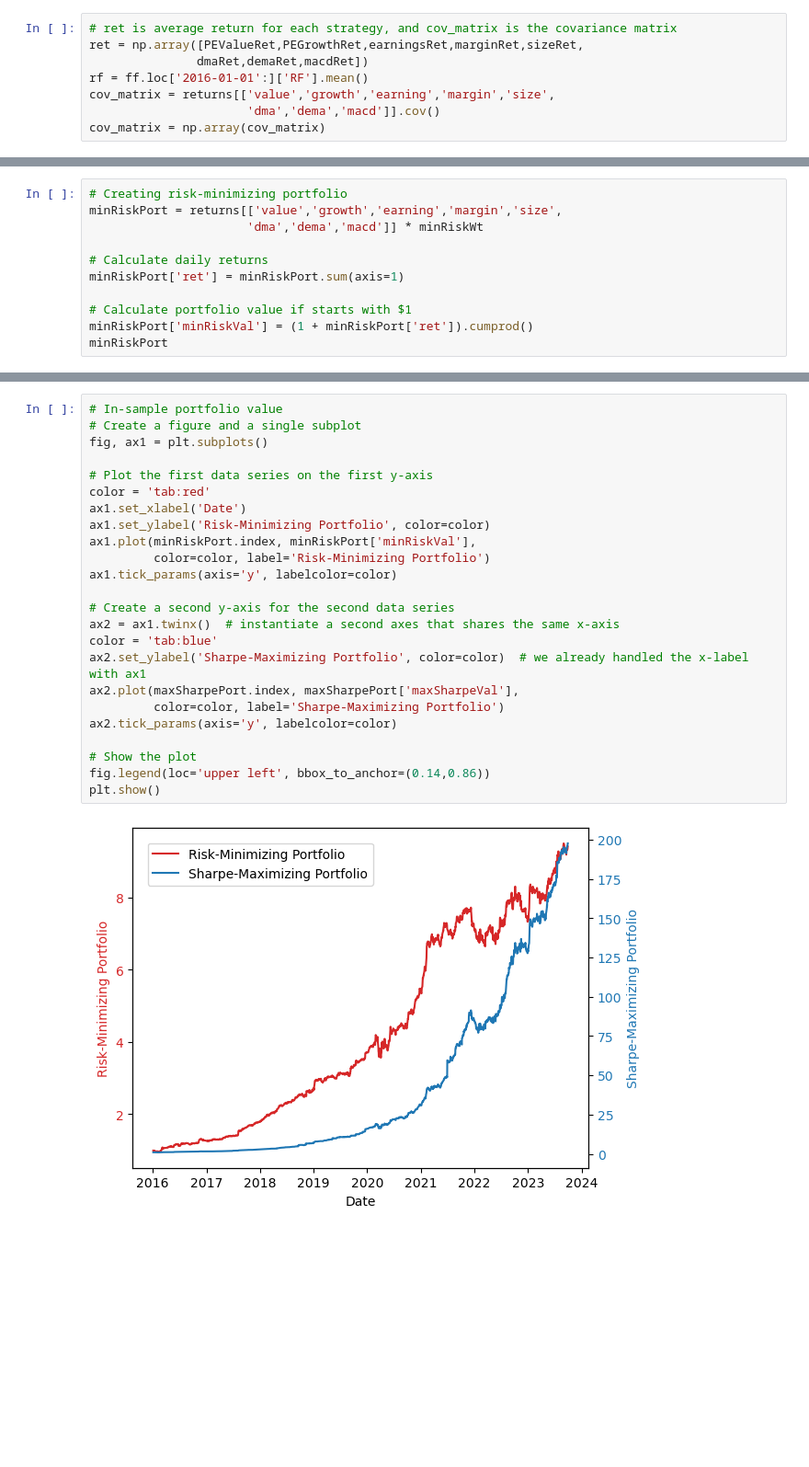
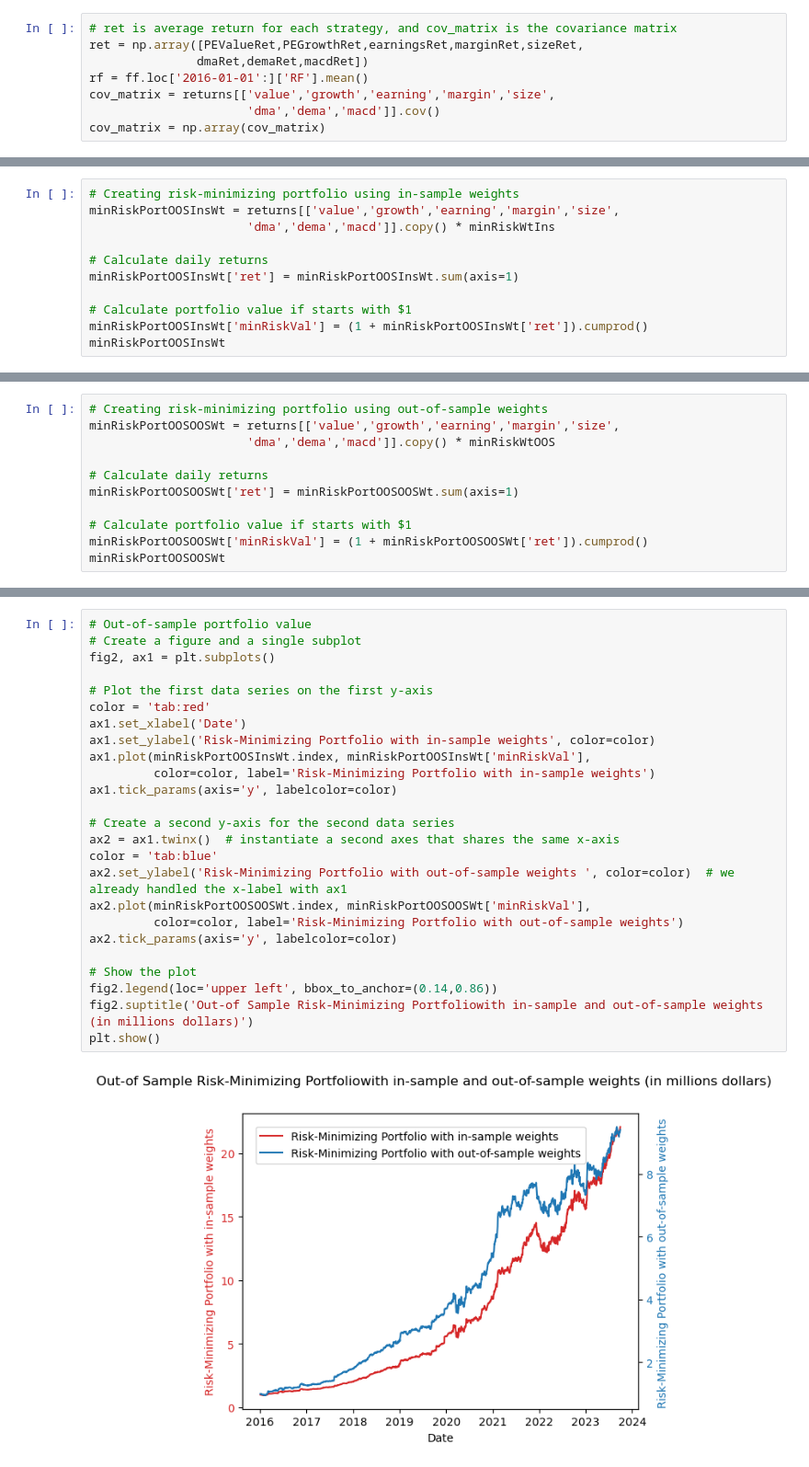
Before and after one commit to YuD27/A-Combination-of-Fundamental-and-Technical-Trading-Strategy, a Jupyter notebook: EE590.ipynb, the cells around one changed output, grey strips where cells are left out. Shown at 92% size. Saved outputs shown, nothing was run; the diff lists cells and outputs as text; blank space fills up the shorter version.

```diff
--- a/EE590.ipynb
+++ b/EE590.ipynb
@@ -1213,14 +1263,14 @@ minRiskWt
 # %%
-# Creating risk-minimizing portfolio
-minRiskPort = returns[['value','growth','earning','margin','size',
-                      'dma','dema','macd']] * minRiskWt
+# Creating risk-minimizing portfolio using in-sample weights
+minRiskPortOOSInsWt = returns[['value','growth','earning','margin','size',
+                      'dma','dema','macd']].copy() * minRiskWtIns
 
 # Calculate daily returns
-minRiskPort['ret'] = minRiskPort.sum(axis=1)
+minRiskPortOOSInsWt['ret'] = minRiskPortOOSInsWt.sum(axis=1)
 
 # Calculate portfolio value if starts with $1
-minRiskPort['minRiskVal'] = (1 + minRiskPort['ret']).cumprod()
-minRiskPort
+minRiskPortOOSInsWt['minRiskVal'] = (1 + minRiskPortOOSInsWt['ret']).cumprod()
+minRiskPortOOSInsWt
 # %% [output]
 |  | value | growth | earning | margin | size | dma | dema | macd | ret | minRiskVal |
 | DATE |  |  |  |  |  |  |  |  |  |  |
@@ -1238,0 +1297,11 @@ minRiskPort
+# %%
+# Creating risk-minimizing portfolio using out-of-sample weights
+minRiskPortOOSOOSWt = returns[['value','growth','earning','margin','size',
+                      'dma','dema','macd']].copy() * minRiskWtOOS
+
+# Calculate daily returns
+minRiskPortOOSOOSWt['ret'] = minRiskPortOOSOOSWt.sum(axis=1)
+
+# Calculate portfolio value if starts with $1
+minRiskPortOOSOOSWt['minRiskVal'] = (1 + minRiskPortOOSOOSWt['ret']).cumprod()
+minRiskPortOOSOOSWt
@@ -1265,26 +1383,27 @@ maxSharpePort
 # %%
-# In-sample portfolio value
+# Out-of-sample portfolio value
 # Create a figure and a single subplot
-fig, ax1 = plt.subplots()
+fig2, ax1 = plt.subplots()
 
 # Plot the first data series on the first y-axis
 color = 'tab:red'
 ax1.set_xlabel('Date')
-ax1.set_ylabel('Risk-Minimizing Portfolio', color=color)
-ax1.plot(minRiskPort.index, minRiskPort['minRiskVal'],
-         color=color, label='Risk-Minimizing Portfolio')
+ax1.set_ylabel('Risk-Minimizing Portfolio with in-sample weights', color=color)
+ax1.plot(minRiskPortOOSInsWt.index, minRiskPortOOSInsWt['minRiskVal'],
+         color=color, label='Risk-Minimizing Portfolio with in-sample weights')
 ax1.tick_params(axis='y', labelcolor=color)
 
 # Create a second y-axis for the second data series
 ax2 = ax1.twinx()  # instantiate a second axes that shares the same x-axis
 color = 'tab:blue'
-ax2.set_ylabel('Sharpe-Maximizing Portfolio', color=color)  # we already handled the x-label with ax1
-ax2.plot(maxSharpePort.index, maxSharpePort['maxSharpeVal'],
-         color=color, label='Sharpe-Maximizing Portfolio')
+ax2.set_ylabel('Risk-Minimizing Portfolio with out-of-sample weights ', color=color)  # we already handled the x-label with ax1
+ax2.plot(minRiskPortOOSOOSWt.index, minRiskPortOOSOOSWt['minRiskVal'],
+         color=color, label='Risk-Minimizing Portfolio with out-of-sample weights')
 ax2.tick_params(axis='y', labelcolor=color)
 
 # Show the plot
-fig.legend(loc='upper left', bbox_to_anchor=(0.14,0.86))
+fig2.legend(loc='upper left', bbox_to_anchor=(0.14,0.86))
+fig2.suptitle('Out-of Sample Risk-Minimizing Portfoliowith in-sample and out-of-sample weights (in millions dollars)')
 plt.show()
 # %% [output]
-[figure, old version]
+[figure, new version]
```
Also changed, not shown: parts of 24 cells of this notebook.
